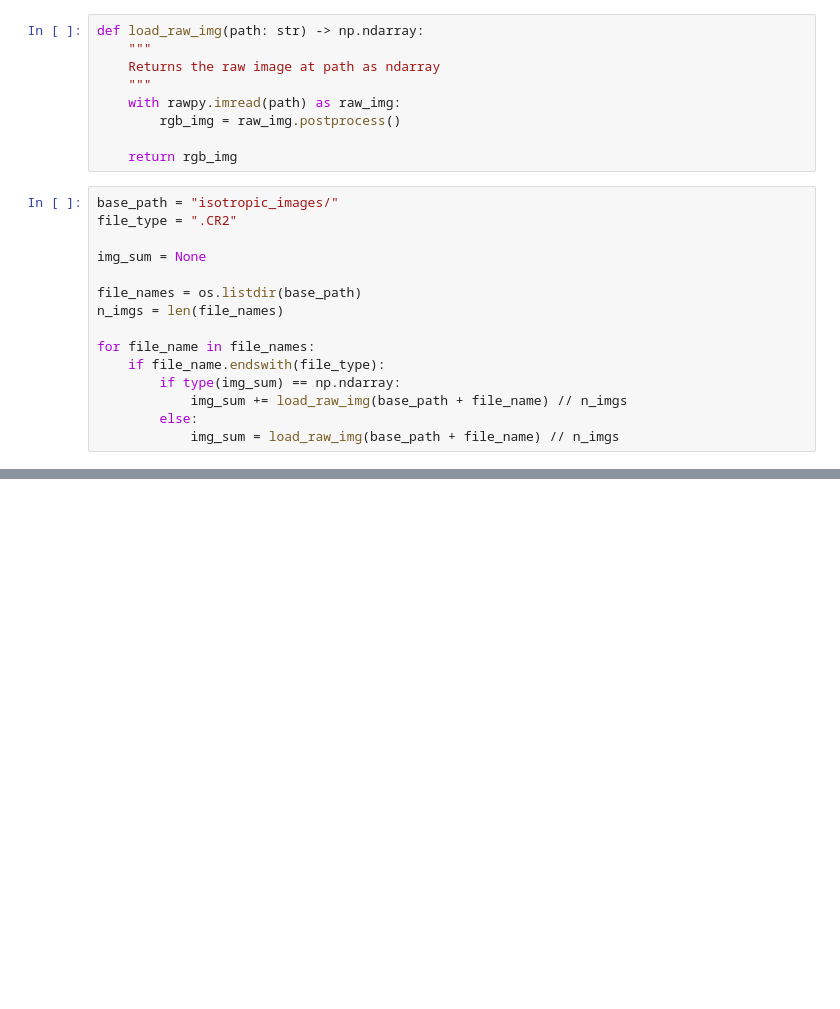
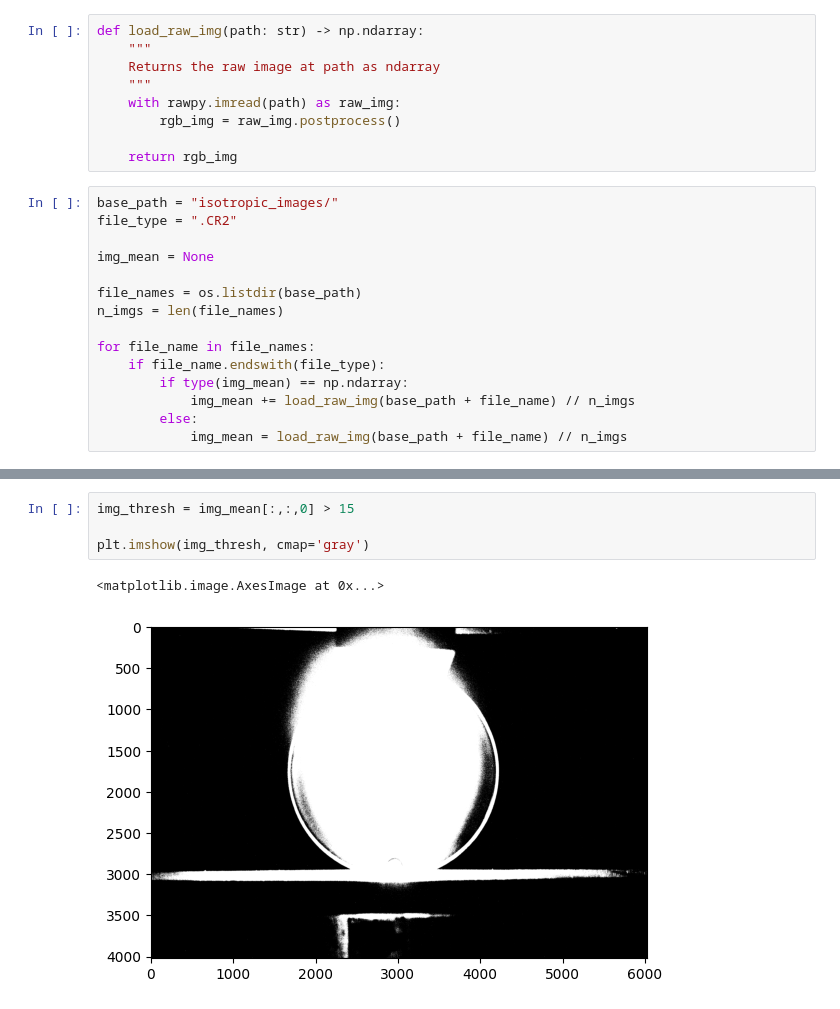
Before and after one commit to fs-bullard/photoelasticity, a Jupyter notebook: test.ipynb, the cells around one changed output, grey strips where cells are left out. Drawn from its saved outputs; the diff is of its cells as text; blank space fills up the shorter version.

Commit message:
displayed (non)isoclinic images

```diff
--- a/test.ipynb
+++ b/test.ipynb
@@ -20,14 +21,14 @@ def load_raw_img(path: str) -> np.ndarray:
 base_path = "isotropic_images/"
 file_type = ".CR2"
 
-img_sum = None
+img_mean = None
 
 file_names = os.listdir(base_path)
 n_imgs = len(file_names)
 
 for file_name in file_names:
     if file_name.endswith(file_type):
-        if type(img_sum) == np.ndarray:
-            img_sum += load_raw_img(base_path + file_name) // n_imgs
+        if type(img_mean) == np.ndarray:
+            img_mean += load_raw_img(base_path + file_name) // n_imgs
         else:
-            img_sum = load_raw_img(base_path + file_name) // n_imgs
+            img_mean = load_raw_img(base_path + file_name) // n_imgs
@@ -44,3 +39,10 @@ plt.imshow(img_sum)
 # %% [output]
 <matplotlib.image.AxesImage at 0x...>
 [figure]
+# %%
+img_thresh = img_mean[:,:,0] > 15
+
+plt.imshow(img_thresh, cmap='gray')
+# %% [output]
+<matplotlib.image.AxesImage at 0x...>
+[figure, added]
```
Also changed, not shown: parts of 10 cells of this notebook, 2 other files.
